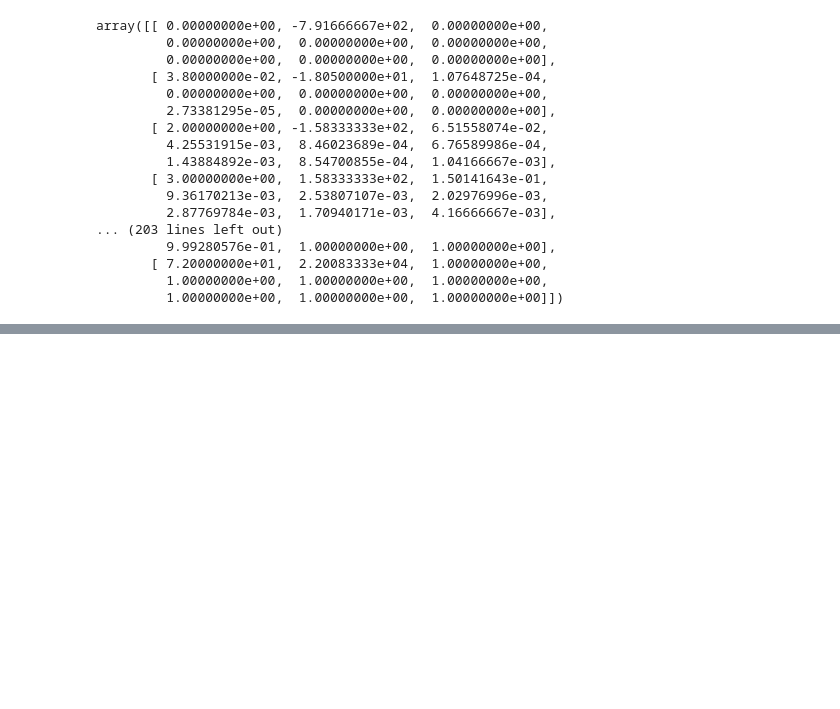
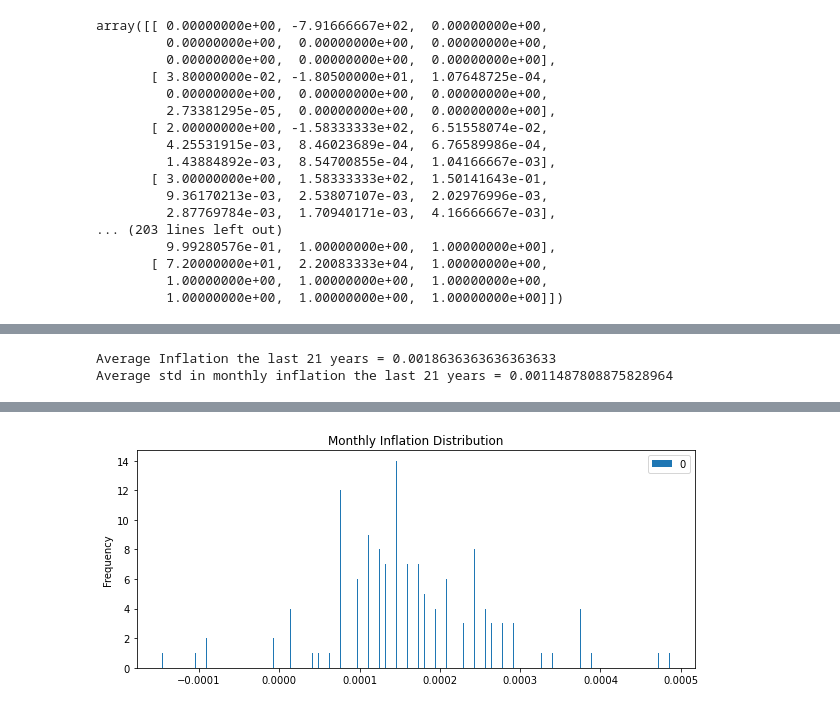
Before and after one commit to Caesar-blip/ABM, a Jupyter notebook: Income Distribution.ipynb, the cells around one changed output, grey strips where cells are left out. Cells and saved outputs as stored; diff of their text form; code cells hidden in the pictures; blank space fills up the shorter version.

```diff
--- a/Income Distribution.ipynb
+++ b/Income Distribution.ipynb
@@ -516,0 +531,14 @@ array([[ 0.00000000e+00, -7.91666667e+02,  0.00000000e+00,
+# %%
+inflation_rates = pd.read_csv("Inflation Rates.csv")
+inflation_rates.set_index("Year", inplace=True)
+# print(f"Average Inflation the last 21 years = {inflation_rates.Ave.mean()}")
+inflation_rates = inflation_rates.div(100 * 12)
+inflation_rates
+
+print(f"Average Inflation the last 21 years = {inflation_rates.Ave.mean()}")
+print(f"Average std in monthly inflation the last 21 years = {inflation_rates[['Jan', 'Feb', 'Mar', 'Apr', 'May', 'Jun', 'Jul', 'Aug', 'Sep', 'Oct', 'Nov', 'Dec']].values.std()}")
+pd.DataFrame(inflation_rates[['Jan', 'Feb', 'Mar', 'Apr', 'May', 'Jun', 'Jul', 'Aug', 'Sep', 'Oct', 'Nov', 'Dec']].values.flatten() / 12 ).plot.hist(figsize=(10,4), bins=1000, title="Monthly Inflation Distribution")
+inflation_rates
+# %% [output]
+Average Inflation the last 21 years = 0.0018636363636363633
+Average std in monthly inflation the last 21 years = 0.0011487808875828964
@@ -516,0 +563 @@ array([[ 0.00000000e+00, -7.91666667e+02,  0.00000000e+00,
+[figure, added]
```
Also changed, not shown: parts of 6 cells of this notebook, 5 other files.
